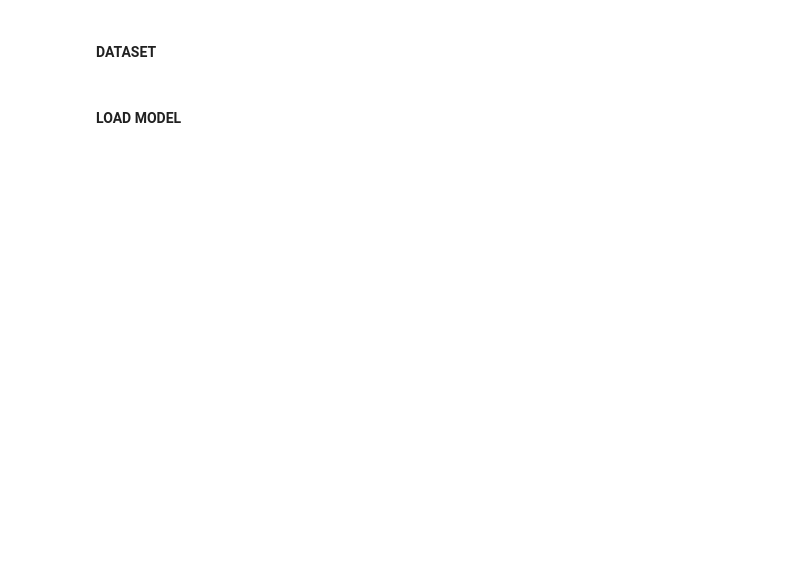
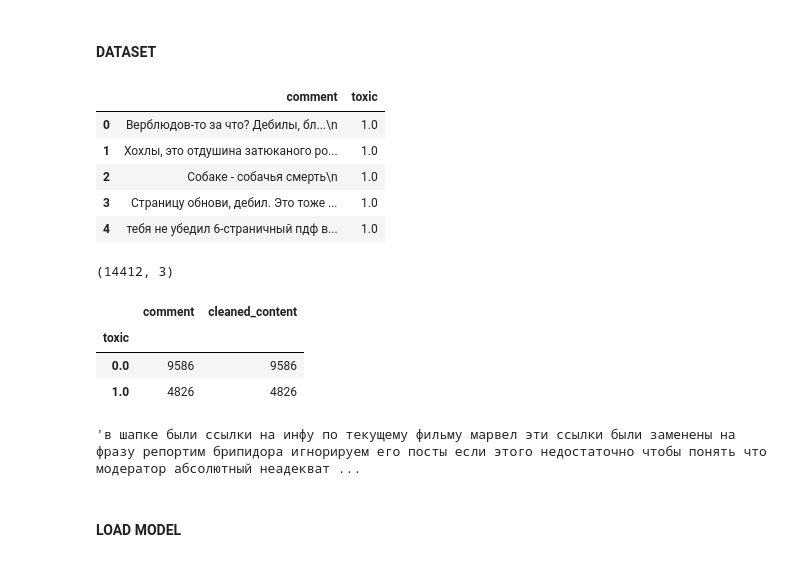
Before and after one commit to pampa89d/LSTM_Team, a Jupyter notebook: notebooks/task2_dmitry.ipynb, the cells around one changed output. Saved outputs shown, nothing was run; the diff lists cells and outputs as text; code cells hidden in the pictures; blank space fills up the shorter version.

Commit message:
Dmitry task-2 v0

```diff
--- a/notebooks/task2_dmitry.ipynb
+++ b/notebooks/task2_dmitry.ipynb
@@ -29,4 +37,23 @@ from tqdm import tqdm
 # %% [markdown]
 #### DATASET
 # %%
-df = pd.read_csv('')
+df = pd.read_csv('../datasets/dataset_task2.csv')
+df.head()
+# %% [output]
+|  | comment | toxic |
+| 0 | Верблюдов-то за что? Дебилы, бл...\n | 1.0 |
+| 1 | Хохлы, это отдушина затюканого ро... | 1.0 |
+| 2 | Собаке - собачья смерть\n | 1.0 |
+| 3 | Страницу обнови, дебил. Это тоже ... | 1.0 |
+| 4 | тебя не убедил 6-страничный пдф в... | 1.0 |
+# %%
+df.shape
+# %% [output]
+(14412, 3)
+# %%
+df.groupby(by=df['toxic']).count()
+# %% [output]
+|  | comment | cleaned_content |
+| toxic |  |  |
+| 0.0 | 9586 | 9586 |
+| 1.0 | 4826 | 4826 |
@@ -33,3 +69,7 @@ df = pd.read_csv('')
+# %%
+df['cleaned_content'][6]
+# %% [output]
+'в шапке были ссылки на инфу по текущему фильму марвел эти ссылки были заменены на фразу репортим брипидора игнорируем его посты если этого недостаточно чтобы понять что модератор абсолютный неадекват ...
 # %% [markdown]
 #### LOAD MODEL
 # %%
```
Also changed, not shown: parts of 31 cells of this notebook, 8 other files.
